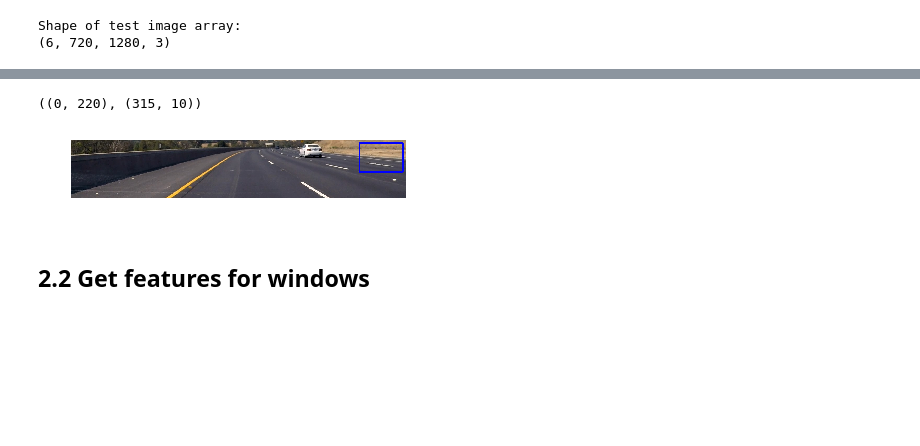
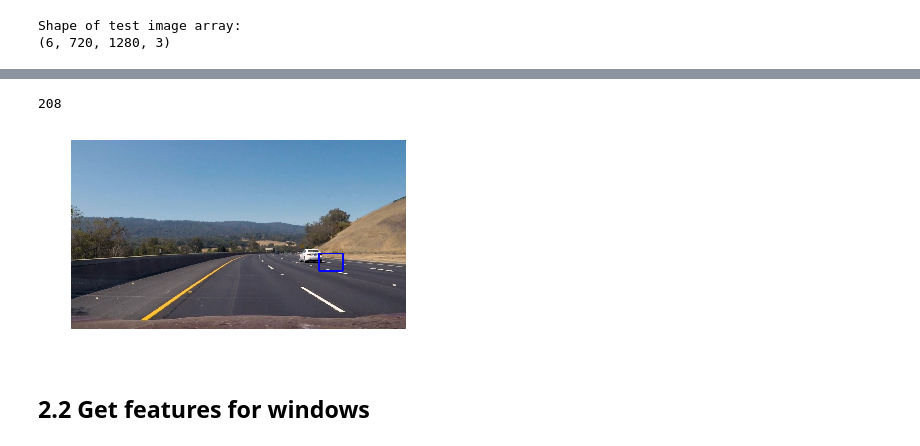
Before and after one commit to Wolfgang90/vehicleTracking, a Jupyter notebook: Test.ipynb, the cells around one changed output, grey strips where cells are left out. Cells and saved outputs as stored; diff of their text form; code cells hidden in the pictures; blank space fills up the shorter version.

```diff
--- a/Test.ipynb
+++ b/Test.ipynb
@@ -490,11 +354,0 @@ def def_window_positions(window_positions_y, window_sizes, search_area_x):
-# %%
-# Test indow_positions() function and print example output
-window_positions = def_window_positions(window_positions_y, window_sizes, search_area_x)
-print(window_positions[0])
-
-plot_and_save_test_imgs(test_imgs[2], y_start, y_stop, rectangle = True,
-                        point_1 = window_positions[119][0], point_2 = window_positions[119][1],
-                        img_save = True, save_path = "test2.png")
-# %% [output]
-((0, 220), (315, 10))
-[figure, removed]
@@ -503,7 +354,0 @@ window
-# %%
-window_size = (135,90)
-
-
-
-
-def generate_windows(y_start, y_stop, window_size)
@@ -510,3 +387,29 @@ def generate_windows(y_start, y_stop, window_size)
+# %%
+# Search area with normal sized window
+window1 = {"y_start":370,"y_stop":570,"x_start":0,"x_stop":1280,"window_size":(135,90),
+        "win_per_row":20,"win_per_col":5}
+# Search area with small sized windows
+window2 = {"y_start":400,"y_stop":500,"x_start":150,"x_stop":1050,"window_size":(90,65),
+        "win_per_row":20,"win_per_col":5}
+window3 = {"y_start":450,"y_stop":570,"x_start":0,"x_stop":150,"window_size":(150,100),
+        "win_per_row":2,"win_per_col":2}
+window4 = {"y_start":450,"y_stop":570,"x_start":1050,"x_stop":1280,"window_size":(150,100),
+        "win_per_row":2,"win_per_col":2}
+
+window_search_param = [window1,window2, window3, window4]
+
+window_positions = get_window_positions(window_search_param)
+
+print(len(window_positions))
+
+x = 199
+
+plot_and_save_test_imgs(test_imgs[2], y_start, y_stop, rectangle = True,
+                        point_1 = window_positions[x][0], point_2 = window_positions[x][1],
+                        img_save = True, save_path = "test2.png")
+# %% [output]
+208
+[figure, added]
 # %% [markdown]
 ## 2.2 Get features for windows
 # %%
```
Also changed, not shown: parts of 36 cells of this notebook.
